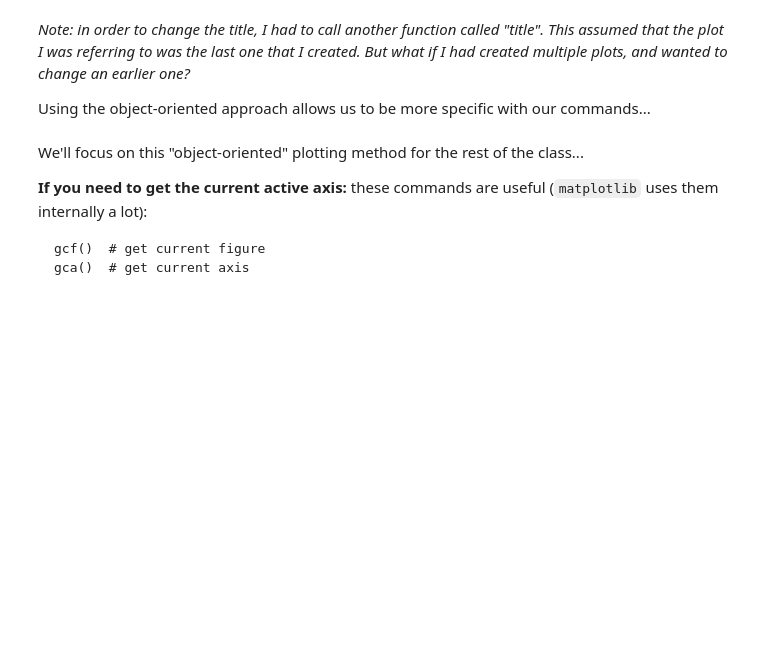
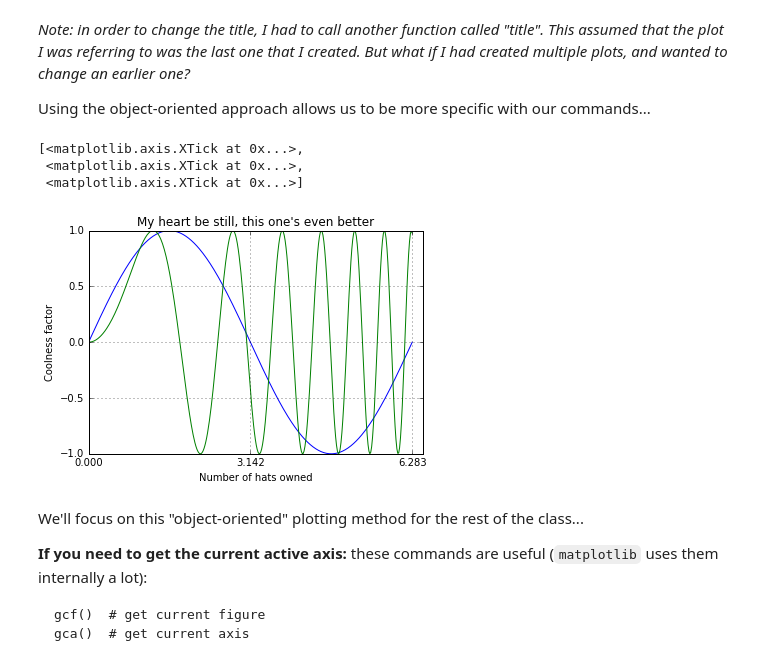
Before and after one commit to profjsb/python-bootcamp, a Jupyter notebook: Lectures/21_NumpyMatplotlib/IntroMatplolib.ipynb, the cells around one changed output. Drawn from its saved outputs; the diff is of its cells as text; code cells hidden in the pictures; blank space fills up the shorter version.

Commit message:
updating the matplotlib lecture

```diff
--- a/Lectures/21_NumpyMatplotlib/IntroMatplolib.ipynb
+++ b/Lectures/21_NumpyMatplotlib/IntroMatplolib.ipynb
@@ -45,7 +45,7 @@ There are two major challenges with creating figures.
 2. Second is formatting the basic plot to look exactly how you would like it to look. In general, the formatting will probably take you longer...
 # %%
 # First, let's create some data that we can use for the plotting...
-x = np.linspace(0, 2*np.pi, 75)
+x = np.linspace(0, 2*np.pi, 360)
 y1 = np.sin(x)
 y2 = np.sin(x**2)
 # %% [markdown]
@@ -72,20 +75,29 @@ _Note: in order to change the title, I had to call another function called "titl
 Using the object-oriented approach allows us to be more specific with our commands...
 # %%
 f, ax = plt.subplots()                                    # Manually make a "figure" (f) and "axis" (ax) objects
-# We now have access to the "axis" object that we created, which lets us do lots of other cool things with it
-ax.plot(x, y1, label=r'$\sin(x)$', c='b', marker='o')     # Plot (x,y1) with chosen legend label, color and marker
-ax.plot(x, y2, 'g--', label=r'$\sin(x^2)$')               # Plot (x,y2) with chosen legend color, linestyle and label
-#ax.plot(x, y2, label=r'$\sin(x^2)$', 'g--')               # This line will generate an error. Do you understand why?
-ax.legend()                                               # Create a legend for the axis
+# We now have access to the "axis" object that we created
+# This lets us do lots of other cool things with it
+ax.plot(x, y1)
+ax.plot(x, y2)
+
+# Labeling
 ax.set_title("My heart be still, this one's even better") # COMPARE: in the previous plot, we used plt.title
 ax.set_xlabel("Number of hats owned")                     # COMPARE: in the previous plot, we used plt.xlabel
 ax.set_ylabel("Coolness factor")
+
+# Background grid
 ax.grid()                                                 # Grid will be set to ticks
 #ax.xaxis.grid()
 #ax.yaxis.grid()
+
+# Limits
 ax.set_xlim([0,6.5]);                                     # Set x limits
 ax.set_xticks([0,np.pi,2*np.pi])                          # Set x ticks
-#ax.set_xticklabels(['0', '$\pi$', '2$\pi$'],fontsize=20)  # Set x tick labels
+# %% [output]
+[<matplotlib.axis.XTick at 0x...>,
+ <matplotlib.axis.XTick at 0x...>,
+ <matplotlib.axis.XTick at 0x...>]
+[figure, added]
 # %% [markdown]
 We'll focus on this "object-oriented" plotting method for the rest of the class...
 
```
Also changed, not shown: parts of 47 cells of this notebook, 2 other files.
